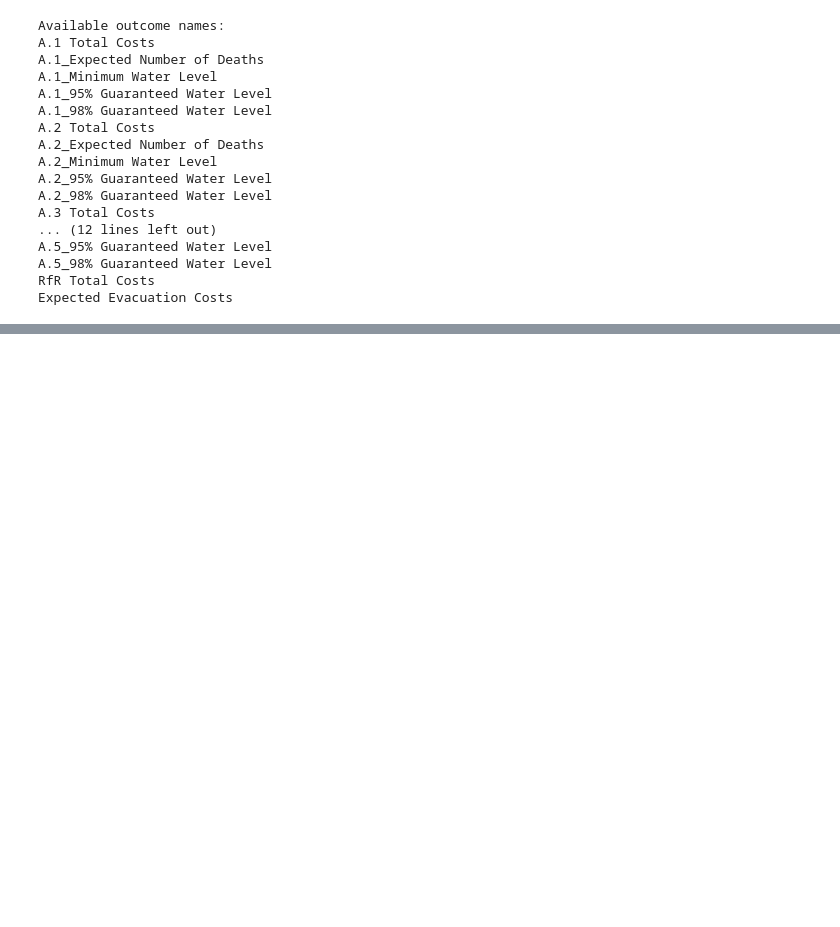
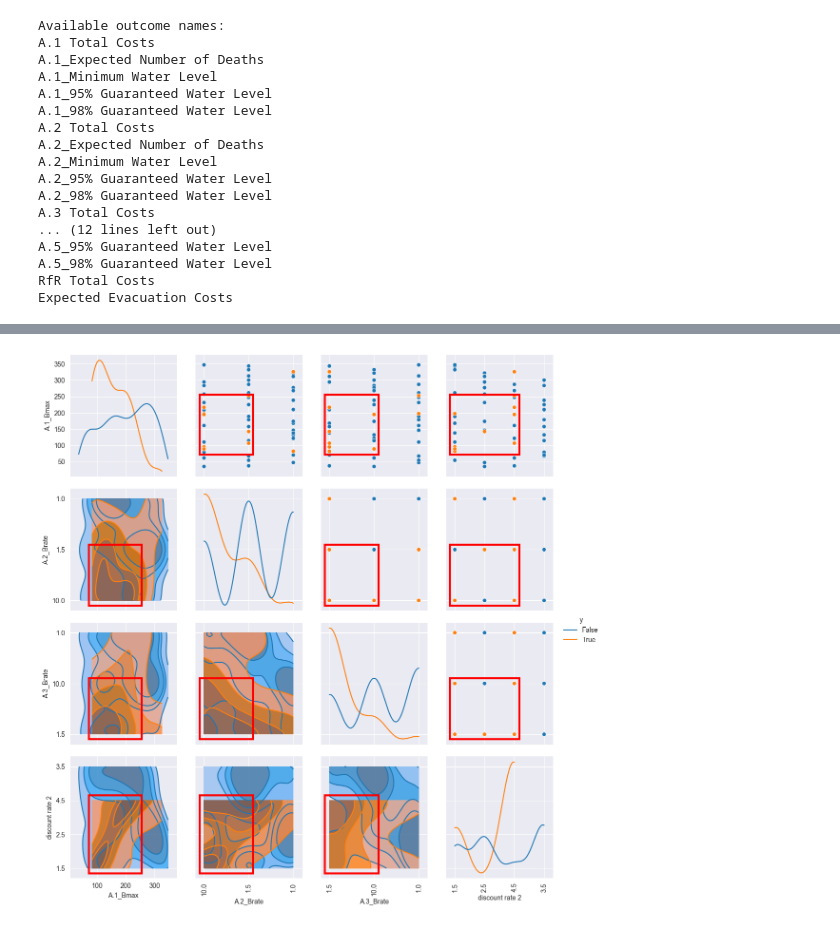
Before and after one commit to daniela1998/MBDM-Group-1, a Jupyter notebook: PRIM.ipynb, the cells around one changed output, grey strips where cells are left out. Saved outputs shown, nothing was run; the diff lists cells and outputs as text; code cells hidden in the pictures; blank space fills up the shorter version.

```diff
--- a/PRIM.ipynb
+++ b/PRIM.ipynb
@@ -106,0 +164,8 @@ IndexError: single positional indexer is out-of-bounds
+# %%
+box1.select(7)
+box1.show_pairs_scatter()
+fig = plt.gcf()
+fig.set_size_inches(12,12)
+plt.show()
+# %% [output]
+[figure, added]
```
Also changed, not shown: parts of 7 cells of this notebook.
